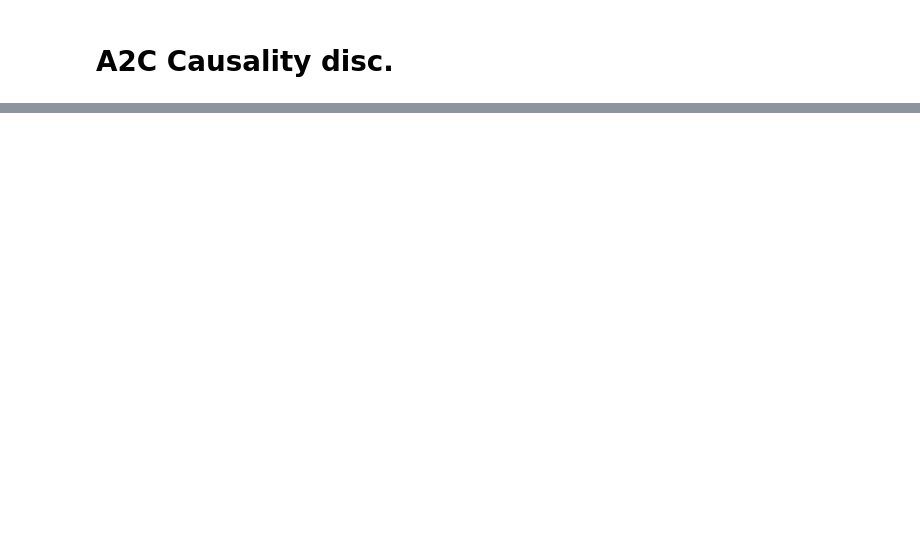
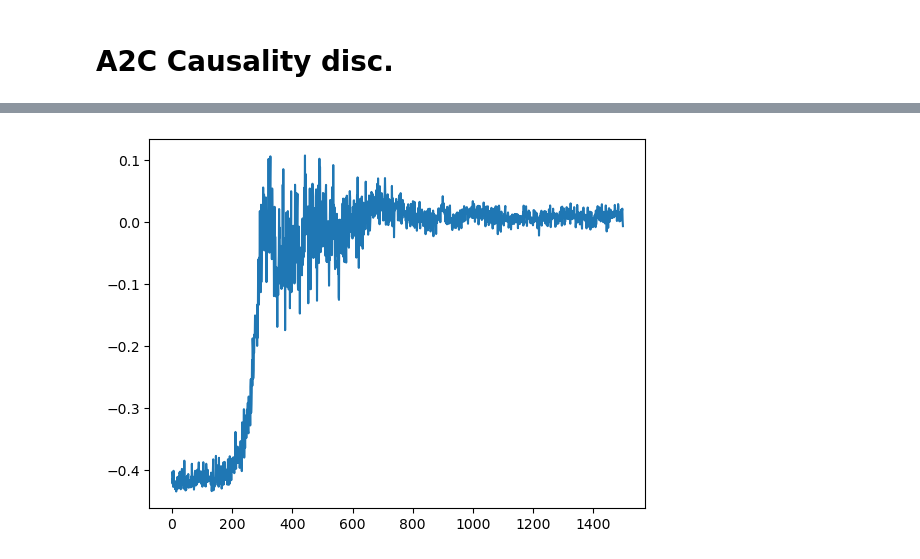
Before and after one commit to nicosquare/rl-energy-management, a Jupyter notebook: src/notebooks/test-simple-env.ipynb, the cells around one changed output, grey strips where cells are left out. Drawn from its saved outputs; the diff is of its cells as text; code cells hidden in the pictures; blank space fills up the shorter version.

```diff
--- a/src/notebooks/test-simple-env.ipynb
+++ b/src/notebooks/test-simple-env.ipynb
@@ -286,3 +331,10 @@ TypeError: list indices must be integers or slices, not tuple
+# %%
+avg_action = all_actions.mean(axis=1).mean(axis=1)
+
+plt.plot(avg_action)
+plt.show()
+# %% [output]
+[figure, added]
 # %%
 all_socs = all_states[:,:,:,8]
 
```
Also changed, not shown: parts of 11 cells of this notebook, 4 other files.
